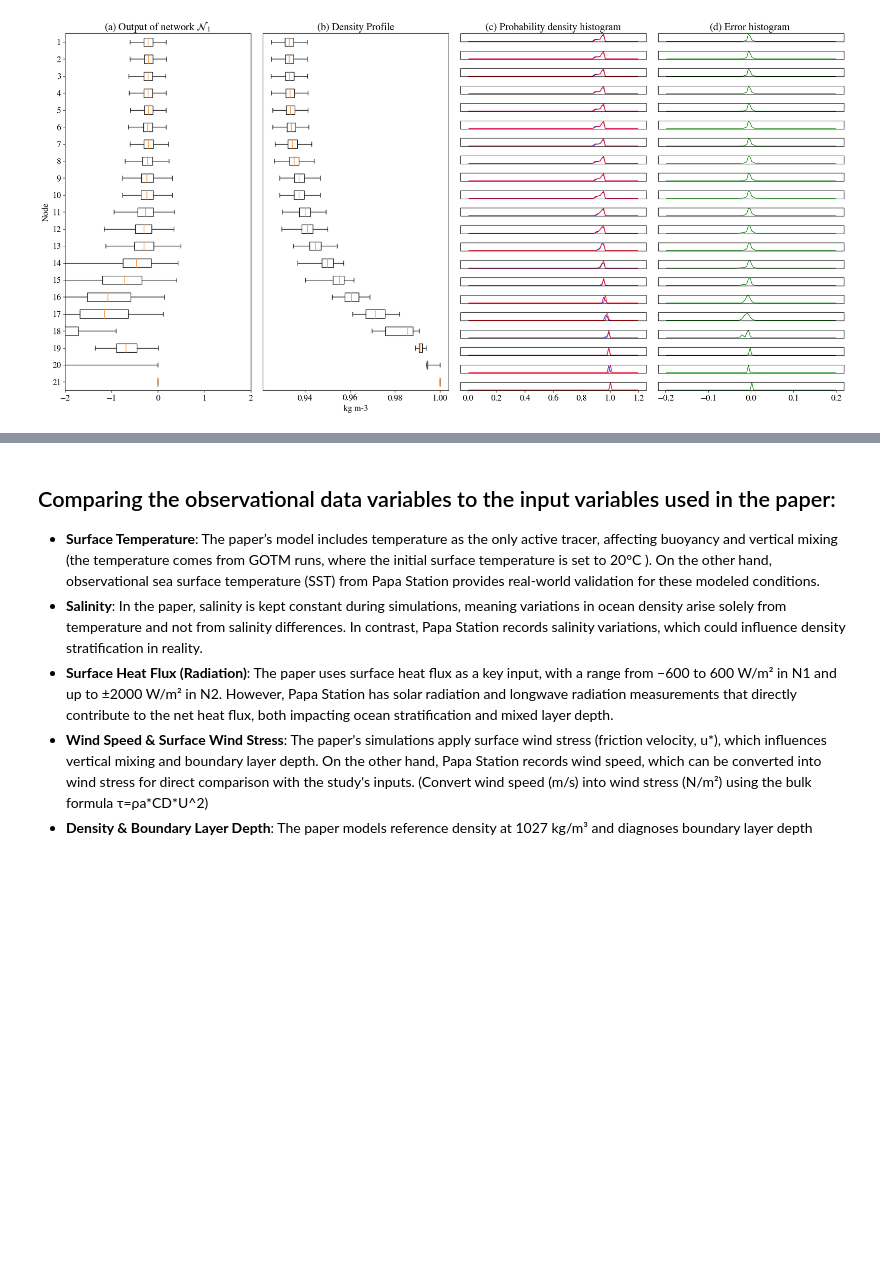
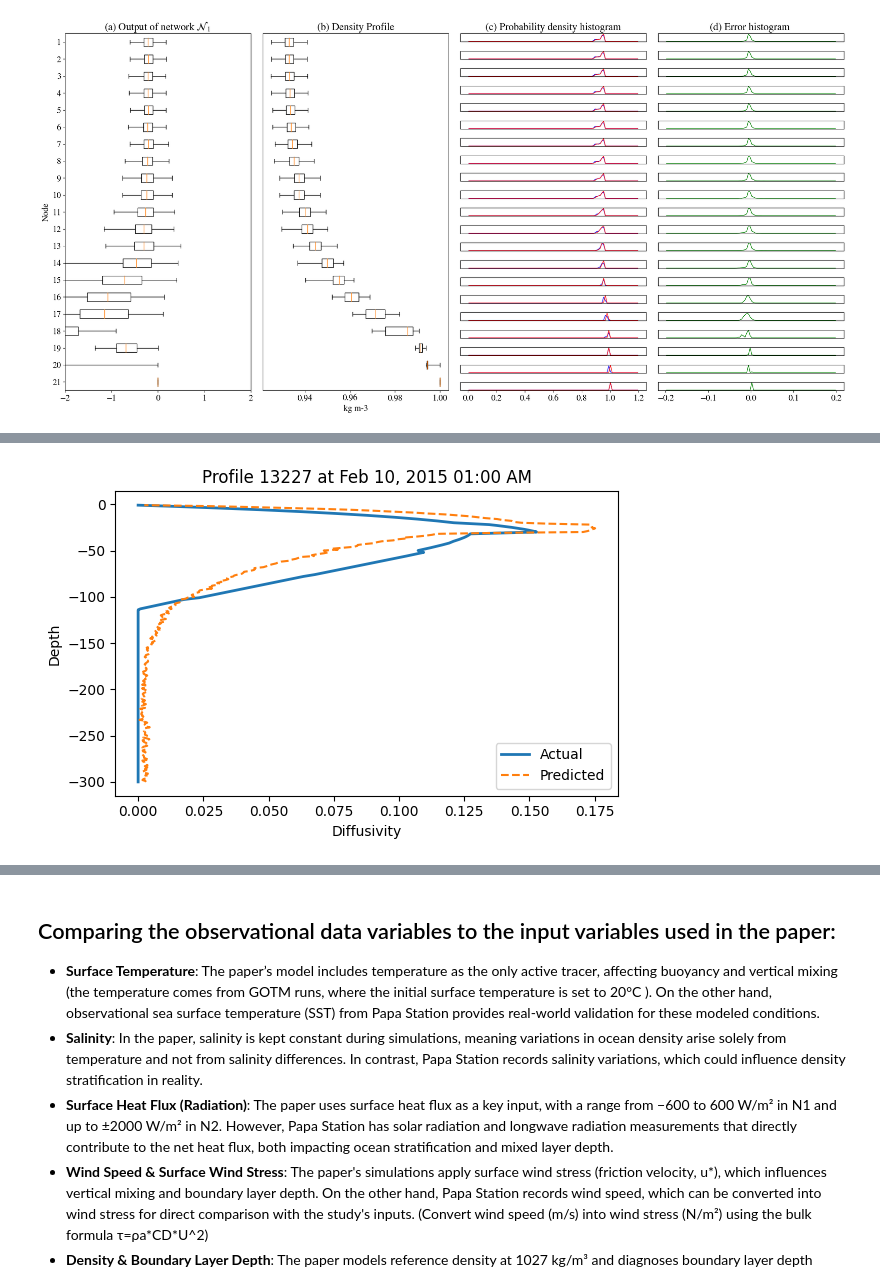
Before and after one commit to skortchmark9/Climate_ML, a Jupyter notebook: Project_2/main.ipynb, the cells around one changed output, grey strips where cells are left out. Drawn from its saved outputs; the diff is of its cells as text; code cells hidden in the pictures; blank space fills up the shorter version.

```diff
--- a/Project_2/main.ipynb
+++ b/Project_2/main.ipynb
@@ -365,0 +439,4 @@ performance_sigma_point(model, x, valid_x, y, valid_y, k_mean, k_std, maxes)
+# %%
+plot_predictions(model, test_loader, depth, index=13227)
+# %% [output]
+[figure, added]
```
Also changed, not shown: parts of 14 cells of this notebook.
